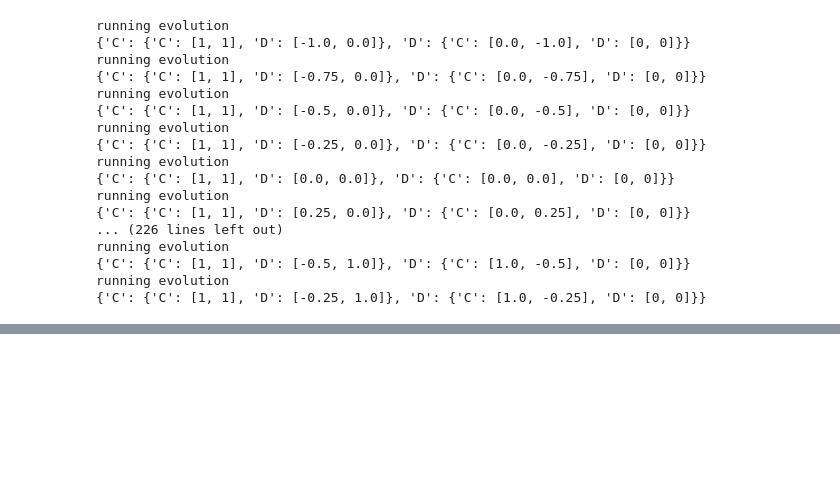
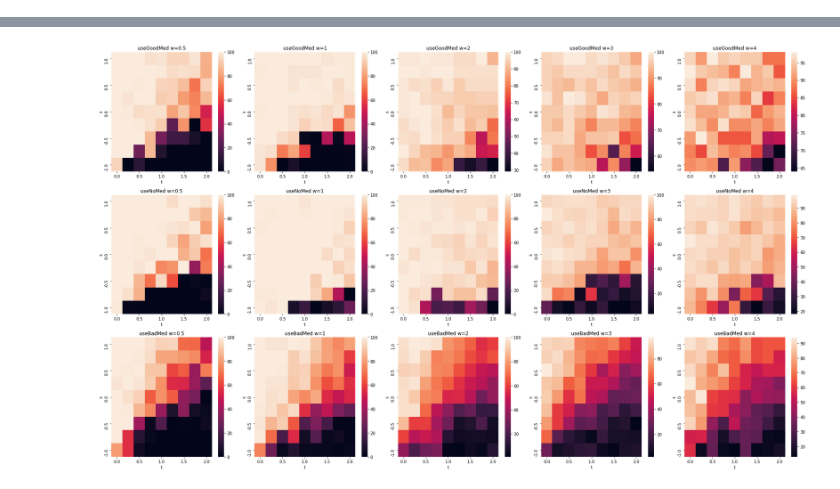
Before and after one commit to TheExGenesis/aligning_rs, a Jupyter notebook: Oct2006Mod/Oct2006Mod.ipynb, the cells around one changed output, grey strips where cells are left out. Cells and saved outputs as stored; diff of their text form; code cells hidden in the pictures; blank space fills up the shorter version.

```diff
--- a/Oct2006Mod/Oct2006Mod.ipynb
+++ b/Oct2006Mod/Oct2006Mod.ipynb
@@ -48,7 +49,14 @@ def initStrats(N) = [choice([C,D]) for i in range(N)]
 def initPayoffs(N) = [0 for i in range(N)]
 
 '''Graph'''
+def sample_k(max):
+    accept = False
+    while not accept:
+        k = np.random.randint(1,max+1)
+        accept = np.random.random() < 1.0/k
+    return k
 def initGraph(N=_N, m=_m, c=_c, gamma=_gamma) = gen.price_network(N=N, m=m, c=c, gamma=gamma, directed=False)
+def initRandomGraph(N=_N, m=_m, c=_c, gamma=_gamma) = gt.generation.random_graph(N, x->sample_k(40), directed=False)
 def getNeighborIds(graph, id) = graph.vertex(id).out_neighbors() |> map$(int) |> list
 def sampleNeighbor(graph, id) = choice(getNeighborIds(graph, id))
 def sampleNeighborUnique(graph, id1, id2) = set(getNeighborIds(graph, id1)) - set(getNeighborIds(graph, id2)) - set([id2]) |> list |> choice
@@ -61,7 +69,7 @@ def rewireEdge(graph, x, y, z):
     return _graph
 # neighbors of id1 eligible for rewiring id2 to
 def eligibleNewFriends(graph, id1, id2) = set(getNeighborIds(graph, id1)) - set(getNeighborIds(graph, id2)) - set([id2]) |> list
-def sampleStrat(strats, strat) = enumerate(strats) |> filter$(x-> x[1] == strat) |> list |> choice |> .[0]
+def sampleStrat(strats, strat) = enumerate(strats) |> filter$(x-> x[1] == strat) |> list |> eligible -> None if not eligible else (choice(eligible) |> .[0])
 '''Games'''
 def makeDilemma(R=_R, P=_P, T=_T, S=_S) = {C:{C:[R,R], D:[S,T]}, D:{C:[T,S], D:[P,P]}} # T€[0,2] S€[-1,1]
 dilemma = makeDilemma()
@@ -142,10 +150,10 @@ def updateStrats(N, graph, strats, payoffs):
         _strats[x] = updateStrat(graph, _strats, payoffs, x)
     return _strats
 # chooses between structural and strat updates
-def evoUpdate(useMediator, N, graph, strats, payoffs):
+def evoUpdate(useMediator, N, graph, W, strats, payoffs):
     _strats = deepcopy(strats)
     _graph = graph
-    p = 1/(1+_W)
+    p = 1/(1+W)
     for x in range(N):
         doStratUpdate = np.random.choice([True, False], p=[p, 1-p])
         if doStratUpdate:
@@ -195,37 +204,28 @@ def runTSExperiment(M, useMediator, N=_N, episode_n=_episode_n):
 def drawGraph(graph) = graph_draw(graph, bg_color="white")
 def plotHist(_list, bins) = pd.Series(_list).hist(bins = bins)
 def plotStratEvo(episodes) = pd.DataFrame([dict(Counter(ep)) for ep in episodes]).plot.line()
-def coopLandscape(ts, res, title=''):
+def coopLandscape(ts, res, title='', axis=None):
     cCounts = [Counter(episodes[-1])['C'] for graph, totalPayoffs, episodes in res]
     M = len(cCounts)
-    print(M)
+#     print(M)
     df = pd.DataFrame(zip(cCounts, *transposeList(ts)), columns=['count', 't', 's'])
     df = df.pivot('s', 't', 'count').iloc[::-1]
-    print(df)
-    ax = sns.heatmap(df, annot=False, cbar=True, xticklabels=2, yticklabels=2).set_title(title)
+#     print(df)
+    if not axis:
+        ax = sns.heatmap(df, annot=False, cbar=True, xticklabels=2, yticklabels=2).set_title(title)
+        plt.show()
+    else:
+        ax = sns.heatmap(df, annot=False, cbar=True, xticklabels=2, yticklabels=2, ax=axis).set_title(title)
+def matrixCoopLandscape(meds, ws, allRes):
+    fig, axes = plt.subplots(len(meds),len(ws), figsize=(25,15))
+    i=0
+    for medName, medRes in allRes.items():
+        j = 0
+        for w, wRes in medRes.items():
+            expName = f'{medName} w={w}'
+            ts, res = wRes
+            coopLandscape(ts, res, expName, axes[i][j])
+            j += 1
+        i += 1
+    fig.tight_layout()
     plt.show()
-# %%
-start = time()
-ts, res = runTSExperiment(9, useNoMed, N=200, episode_n=50)
-ts_g, res_g = runTSExperiment(9, useGoodMed, N=200, episode_n=50)
-ts_b, res_b = runTSExperiment(9, useBadMed, N=200, episode_n=50)
-end = time()
-print(f'runTSExperiment took {end-start}s')
-# %% [output]
-running evolution
-{'C': {'C': [1, 1], 'D': [-1.0, 0.0]}, 'D': {'C': [0.0, -1.0], 'D': [0, 0]}}
-running evolution
-{'C': {'C': [1, 1], 'D': [-0.75, 0.0]}, 'D': {'C': [0.0, -0.75], 'D': [0, 0]}}
-running evolution
-{'C': {'C': [1, 1], 'D': [-0.5, 0.0]}, 'D': {'C': [0.0, -0.5], 'D': [0, 0]}}
-running evolution
-{'C': {'C': [1, 1], 'D': [-0.25, 0.0]}, 'D': {'C': [0.0, -0.25], 'D': [0, 0]}}
-running evolution
-{'C': {'C': [1, 1], 'D': [0.0, 0.0]}, 'D': {'C': [0.0, 0.0], 'D': [0, 0]}}
-running evolution
-{'C': {'C': [1, 1], 'D': [0.25, 0.0]}, 'D': {'C': [0.0, 0.25], 'D': [0, 0]}}
-... (226 lines left out)
-running evolution
-{'C': {'C': [1, 1], 'D': [-0.5, 1.0]}, 'D': {'C': [1.0, -0.5], 'D': [0, 0]}}
-running evolution
-{'C': {'C': [1, 1], 'D': [-0.25, 1.0]}, 'D': {'C': [1.0, -0.25], 'D': [0, 0]}}
@@ -237,0 +232,9 @@ coopLandscape(ts_b, res_b, 'badMed')
+# %%
+def runManyExperiments(meds, ws, tsDim=9, N=100, episode_n=2, initGraph=initGraph):
+    allRes = {med.__name__: {w: runTSExperiment(tsDim, med, N=N, episode_n=episode_n, W=w, initGraph=initGraph) for w in ws} for med in meds}
+    matrixCoopLandscape(meds, ws, allRes)
+# %%
+meds = [useGoodMed, useNoMed, useBadMed]
+ws = [0.5, 1, 2, 3, 4]
+runManyExperiments(meds, ws, tsDim=9, N=100, episode_n=20)
+# %% [output]
@@ -237,0 +256 @@ coopLandscape(ts_b, res_b, 'badMed')
+[figure, added]
```
Also changed, not shown: parts of 7 cells of this notebook.
